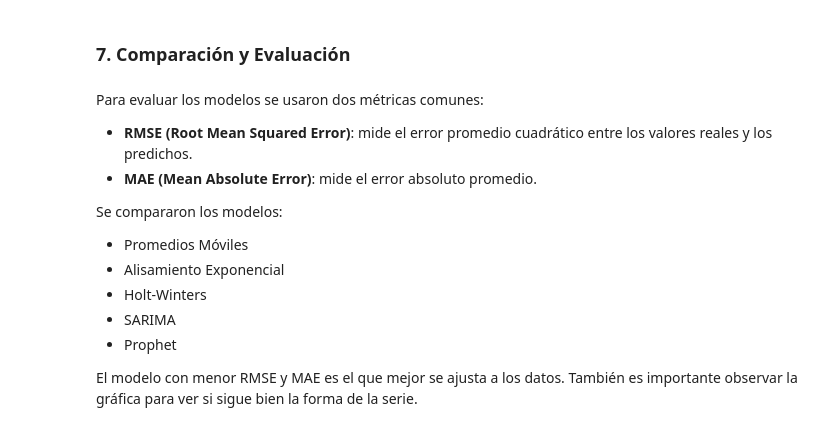
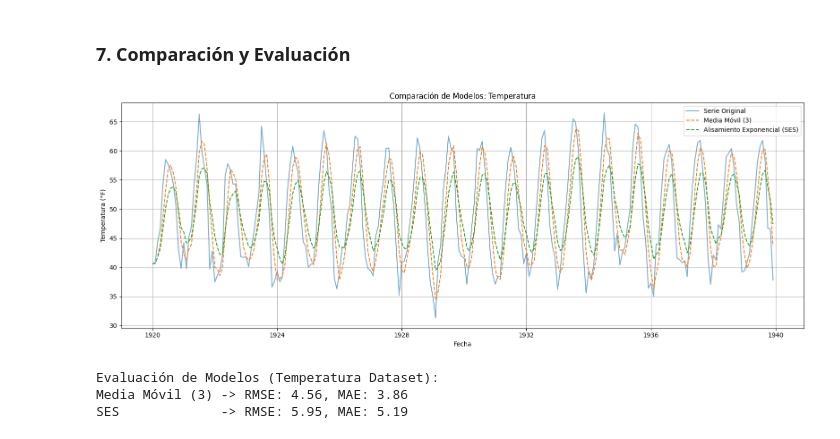
Before and after one commit to SRV-JSPA/lab1-ST, a Jupyter notebook: monthly-mean-temp.ipynb, the cells around one changed output. Drawn from its saved outputs; the diff is of its cells as text; code cells hidden in the pictures.

```diff
--- a/monthly-mean-temp.ipynb
+++ b/monthly-mean-temp.ipynb
@@ -209,18 +209,41 @@ plt.show()
 [figure]
 # %% [markdown]
 ### 7. Comparación y Evaluación
-# %% [markdown]
-Para evaluar los modelos se usaron dos métricas comunes:
-
-- **RMSE (Root Mean Squared Error)**: mide el error promedio cuadrático entre los valores reales y los predichos.
-- **MAE (Mean Absolute Error)**: mide el error absoluto promedio.
-
-Se compararon los modelos:
-
-- Promedios Móviles
-- Alisamiento Exponencial
-- Holt-Winters
-- SARIMA
-- Prophet
-
-El modelo con menor RMSE y MAE es el que mejor se ajusta a los datos. También es importante observar la gráfica para ver si sigue bien la forma de la serie.
+# %%
+import pandas as pd
+import matplotlib.pyplot as plt
+from sklearn.metrics import mean_squared_error, mean_absolute_error
+import numpy as np
+
+df = pd.read_csv('monthly-mean-temp.csv')
+df.rename(columns={'Month': 'Date', 'Temperature': 'Temp'}, inplace=True)
+df['Date'] = pd.to_datetime(df['Date'])
+df.set_index('Date', inplace=True)
+df['MA_3'] = df['Temp'].rolling(window=3).mean()
+df['SES'] = df['Temp'].ewm(alpha=0.3, adjust=False).mean()
+valid = df.dropna()
+rmse_ma = np.sqrt(mean_squared_error(valid['Temp'], valid['MA_3']))
+mae_ma = mean_absolute_error(valid['Temp'], valid['MA_3'])
+rmse_ses = np.sqrt(mean_squared_error(valid['Temp'], valid['SES']))
+mae_ses = mean_absolute_error(valid['Temp'], valid['SES'])
+
+plt.figure(figsize=(16, 6))
+plt.plot(df['Temp'], label='Serie Original', alpha=0.6)
+plt.plot(df['MA_3'], '--', label='Media Móvil (3)')
+plt.plot(df['SES'], '--', label='Alisamiento Exponencial (SES)')
+plt.title('Comparación de Modelos: Temperatura')
+plt.xlabel('Fecha')
+plt.ylabel('Temperatura (°F)')
+plt.legend()
+plt.grid(True)
+plt.tight_layout()
+plt.show()
+
+print("Evaluación de Modelos (Temperatura Dataset):")
+print(f"Media Móvil (3) -> RMSE: {rmse_ma:.2f}, MAE: {mae_ma:.2f}")
+print(f"SES             -> RMSE: {rmse_ses:.2f}, MAE: {mae_ses:.2f}")
+# %% [output]
+[figure, added]
+Evaluación de Modelos (Temperatura Dataset):
+Media Móvil (3) -> RMSE: 4.56, MAE: 3.86
+SES             -> RMSE: 5.95, MAE: 5.19
```
Also changed, not shown: parts of 1 cell of this notebook, 1 other file.
